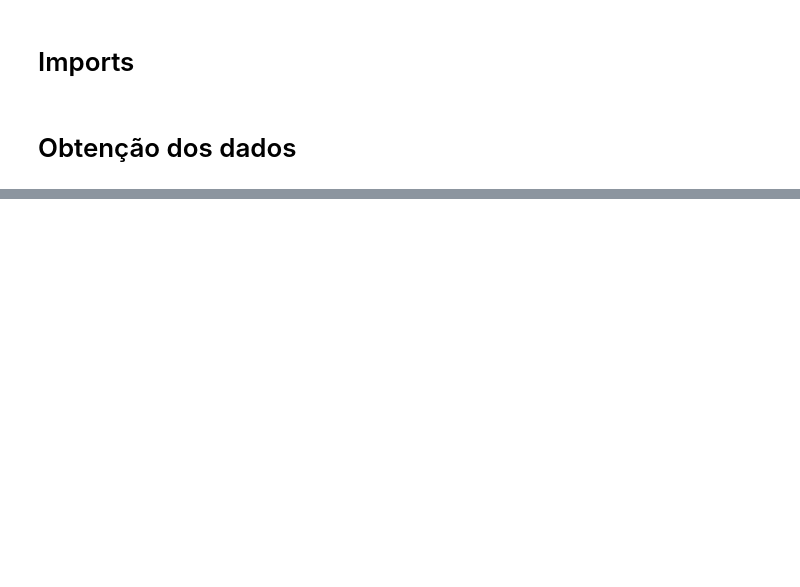
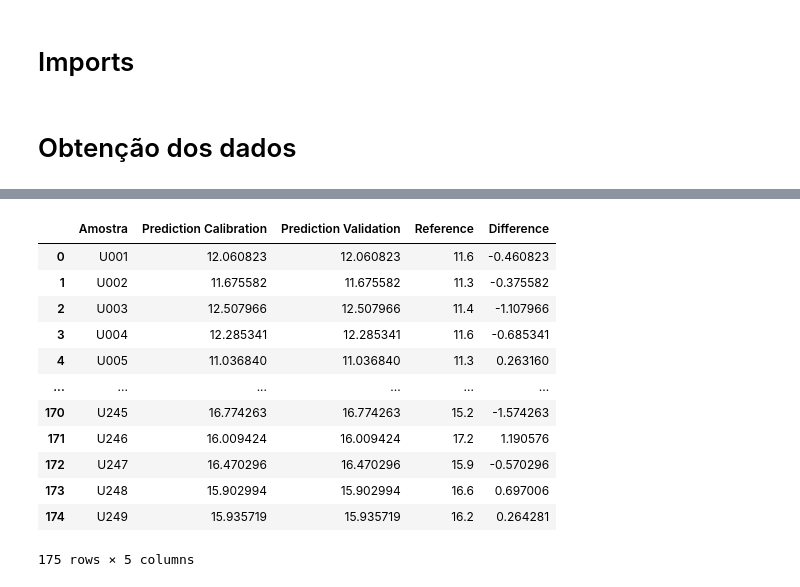
Before and after one commit to xndrxssx/cotton_candy_spectral_analysis, a Jupyter notebook: Partial Least Squares Regression/cotton_candy_PLSR copy.ipynb, the cells around one changed output, grey strips where cells are left out. Saved outputs shown, nothing was run; the diff lists cells and outputs as text; code cells hidden in the pictures; blank space fills up the shorter version.

```diff
--- a/Partial Least Squares Regression/cotton_candy_PLSR copy.ipynb
+++ b/Partial Least Squares Regression/cotton_candy_PLSR copy.ipynb
@@ -134,0 +1074,16 @@ print(results_df)
+# %%
+df
+# %% [output]
+|  | Amostra | Prediction Calibration | Prediction Validation | Reference | Difference |
+| 0 | U001 | 12.060823 | 12.060823 | 11.6 | -0.460823 |
+| 1 | U002 | 11.675582 | 11.675582 | 11.3 | -0.375582 |
+| 2 | U003 | 12.507966 | 12.507966 | 11.4 | -1.107966 |
+| 3 | U004 | 12.285341 | 12.285341 | 11.6 | -0.685341 |
+| 4 | U005 | 11.036840 | 11.036840 | 11.3 | 0.263160 |
+| ... | ... | ... | ... | ... | ... |
+| 170 | U245 | 16.774263 | 16.774263 | 15.2 | -1.574263 |
+| 171 | U246 | 16.009424 | 16.009424 | 17.2 | 1.190576 |
+| 172 | U247 | 16.470296 | 16.470296 | 15.9 | -0.570296 |
+| 173 | U248 | 15.902994 | 15.902994 | 16.6 | 0.697006 |
+| 174 | U249 | 15.935719 | 15.935719 | 16.2 | 0.264281 |
+175 rows × 5 columns
```
Also changed, not shown: parts of 19 cells of this notebook, 17 other files.
